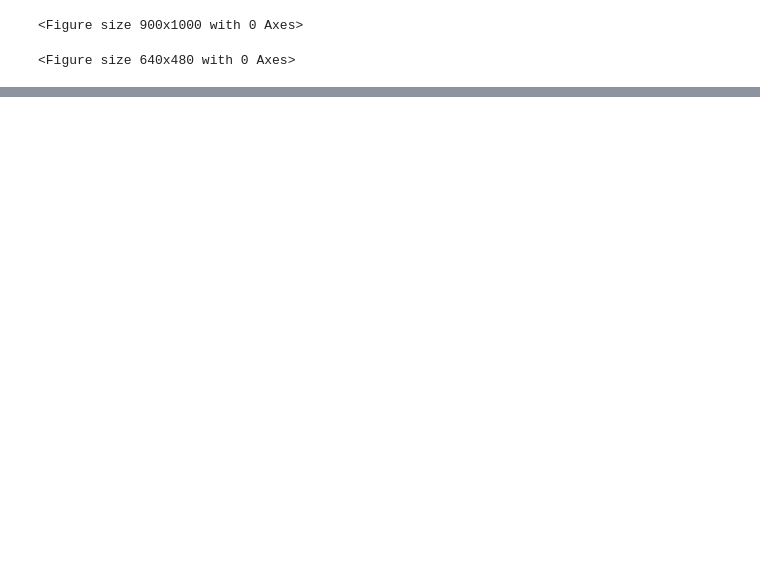
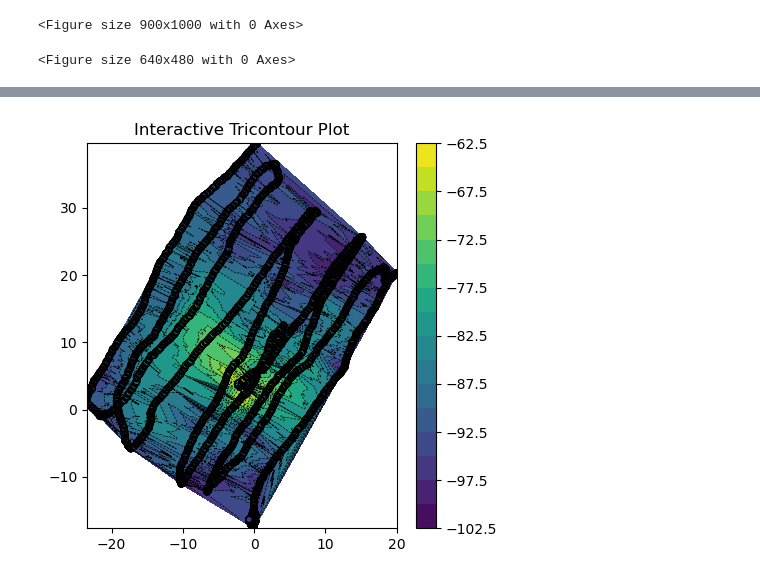
Before and after one commit to yneo918/multi_robots, a Jupyter notebook: record/paper_graph_from_csv.ipynb, the cells around one changed output, grey strips where cells are left out. Drawn from its saved outputs; the diff is of its cells as text; code cells hidden in the pictures; blank space fills up the shorter version.

```diff
--- a/record/paper_graph_from_csv.ipynb
+++ b/record/paper_graph_from_csv.ipynb
@@ -833,0 +814,29 @@ for i in range(1, len(grapher.t_c_des) - 1):
+# %%
+import matplotlib.pyplot as plt
+import matplotlib.tri as tri
+
+
+# Your data
+x = contour_data._contour_x
+y = contour_data._contour_y
+z = contour_data._p1_rssi_data
+
+# Create triangulation for irregular data
+triang = tri.Triangulation(x, y)
+
+# Plot contour lines and filled contours
+fig, ax = plt.subplots()
+contour_lines = ax.tricontour(triang, z, levels=15, linewidths=0.5, colors='k')
+contour_filled = ax.tricontourf(triang, z, levels=15, cmap='viridis')
+
+# Add colorbar
+fig.colorbar(contour_filled, ax=ax)
+
+# Optional: scatter original points
+ax.scatter(x, y, c=z, edgecolor='k', s=20)
+
+# Enable interactive navigation toolbar
+ax.set_title("Interactive Tricontour Plot")
+plt.show()
+# %% [output]
+[figure, added]
```
Also changed, not shown: parts of 9 cells of this notebook, 9 other files.
